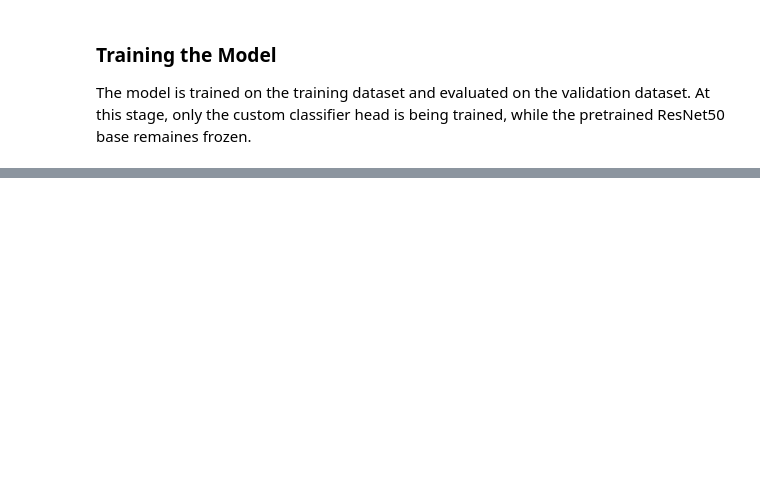
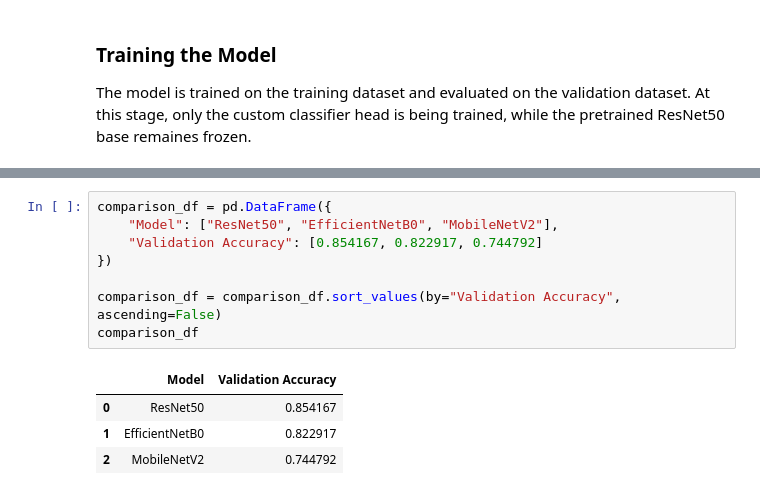
Before and after one commit to emilyalphonse/INFO284-Task-2, a Jupyter notebook: task2.ipynb, the cells around one changed output, grey strips where cells are left out. Drawn from its saved outputs; the diff is of its cells as text; blank space fills up the shorter version.

```diff
--- a/task2.ipynb
+++ b/task2.ipynb
@@ -427,0 +453,13 @@ This discrepancy suggests that accuracy alone is not sufficient to evaluate the
+# %%
+comparison_df = pd.DataFrame({
+    "Model": ["ResNet50", "EfficientNetB0", "MobileNetV2"],
+    "Validation Accuracy": [0.854167, 0.822917, 0.744792]
+})
+
+comparison_df = comparison_df.sort_values(by="Validation Accuracy", ascending=False)
+comparison_df
+# %% [output]
+|  | Model | Validation Accuracy |
+| 0 | ResNet50 | 0.854167 |
+| 1 | EfficientNetB0 | 0.822917 |
+| 2 | MobileNetV2 | 0.744792 |
```
Also changed, not shown: parts of 52 cells of this notebook.
